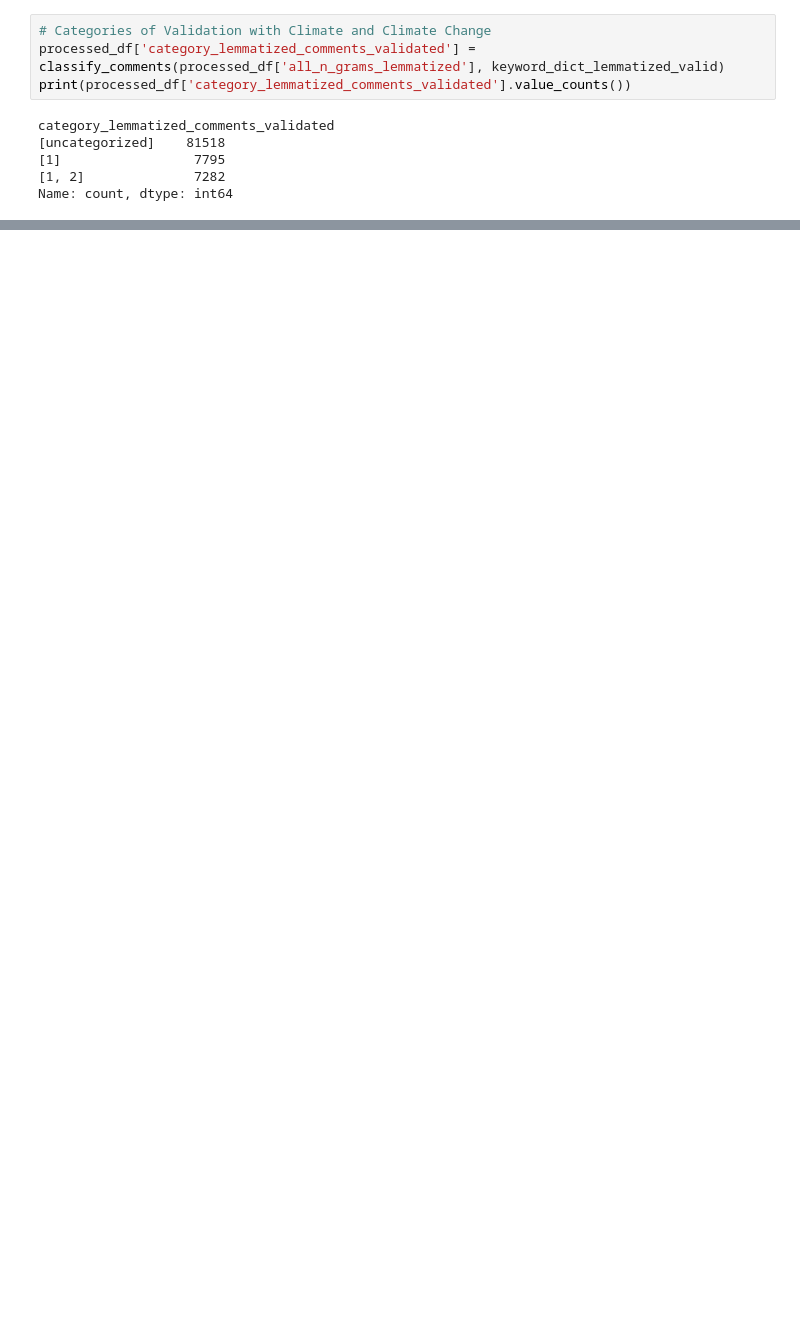
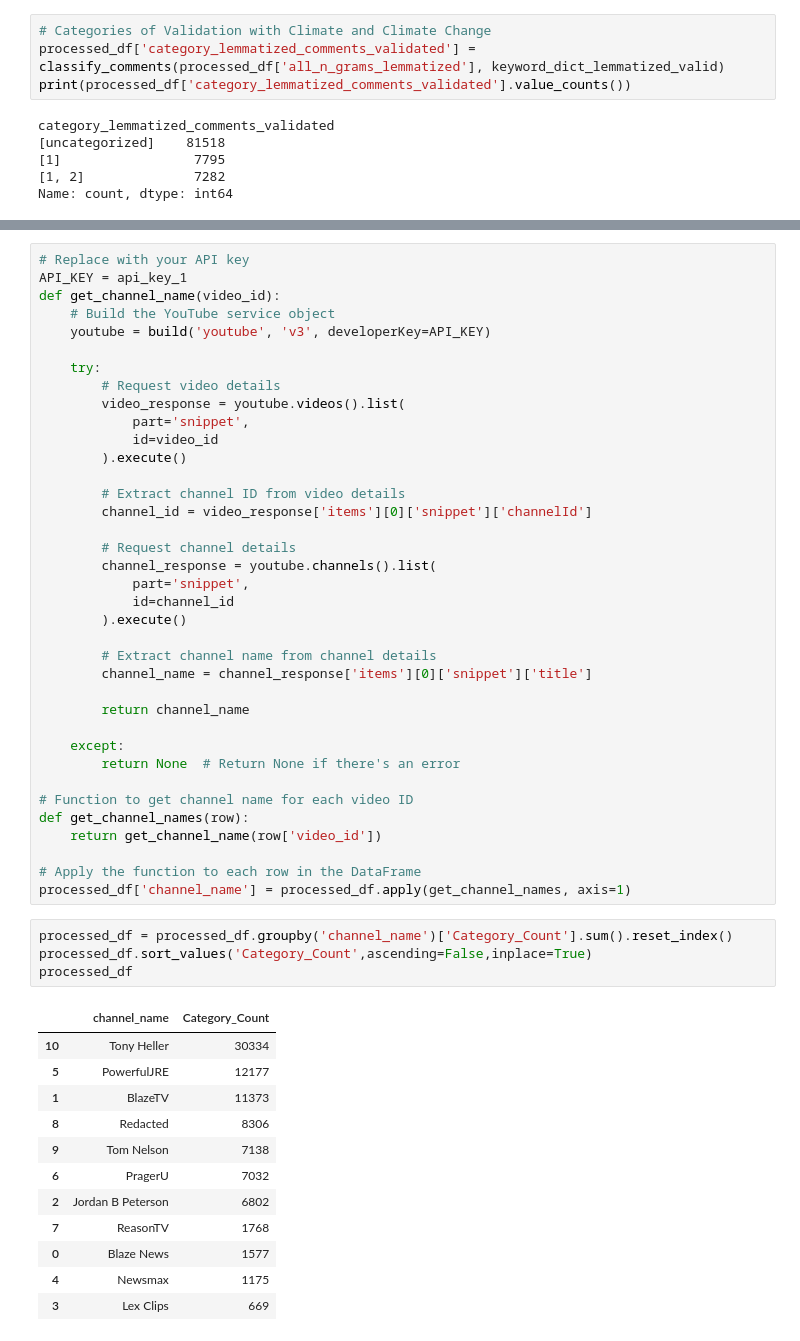
Before and after one commit to marcolax22/digital_methods, a Jupyter notebook: dictionary-classifier.ipynb, the cells around one changed output, grey strips where cells are left out. Saved outputs shown, nothing was run; the diff lists cells and outputs as text; blank space fills up the shorter version.

```diff
--- a/dictionary-classifier.ipynb
+++ b/dictionary-classifier.ipynb
@@ -410,0 +428,54 @@ Name: count, dtype: int64
+# %%
+# Replace with your API key
+API_KEY = api_key_1
+def get_channel_name(video_id):
+    # Build the YouTube service object
+    youtube = build('youtube', 'v3', developerKey=API_KEY)
+
+    try:
+        # Request video details
+        video_response = youtube.videos().list(
+            part='snippet',
+            id=video_id
+        ).execute()
+
+        # Extract channel ID from video details
+        channel_id = video_response['items'][0]['snippet']['channelId']
+
+        # Request channel details
+        channel_response = youtube.channels().list(
+            part='snippet',
+            id=channel_id
+        ).execute()
+
+        # Extract channel name from channel details
+        channel_name = channel_response['items'][0]['snippet']['title']
+
+        return channel_name
+
+    except:
+        return None  # Return None if there's an error
+
+# Function to get channel name for each video ID
+def get_channel_names(row):
+    return get_channel_name(row['video_id'])
+
+# Apply the function to each row in the DataFrame
+processed_df['channel_name'] = processed_df.apply(get_channel_names, axis=1)
+# %%
+processed_df = processed_df.groupby('channel_name')['Category_Count'].sum().reset_index()
+processed_df.sort_values('Category_Count',ascending=False,inplace=True)
+processed_df
+# %% [output]
+|  | channel_name | Category_Count |
+| 10 | Tony Heller | 30334 |
+| 5 | PowerfulJRE | 12177 |
+| 1 | BlazeTV | 11373 |
+| 8 | Redacted | 8306 |
+| 9 | Tom Nelson | 7138 |
+| 6 | PragerU | 7032 |
+| 2 | Jordan B Peterson | 6802 |
+| 7 | ReasonTV | 1768 |
+| 0 | Blaze News | 1577 |
+| 4 | Newsmax | 1175 |
+| 3 | Lex Clips | 669 |
```
Also changed, not shown: parts of 15 cells of this notebook.
